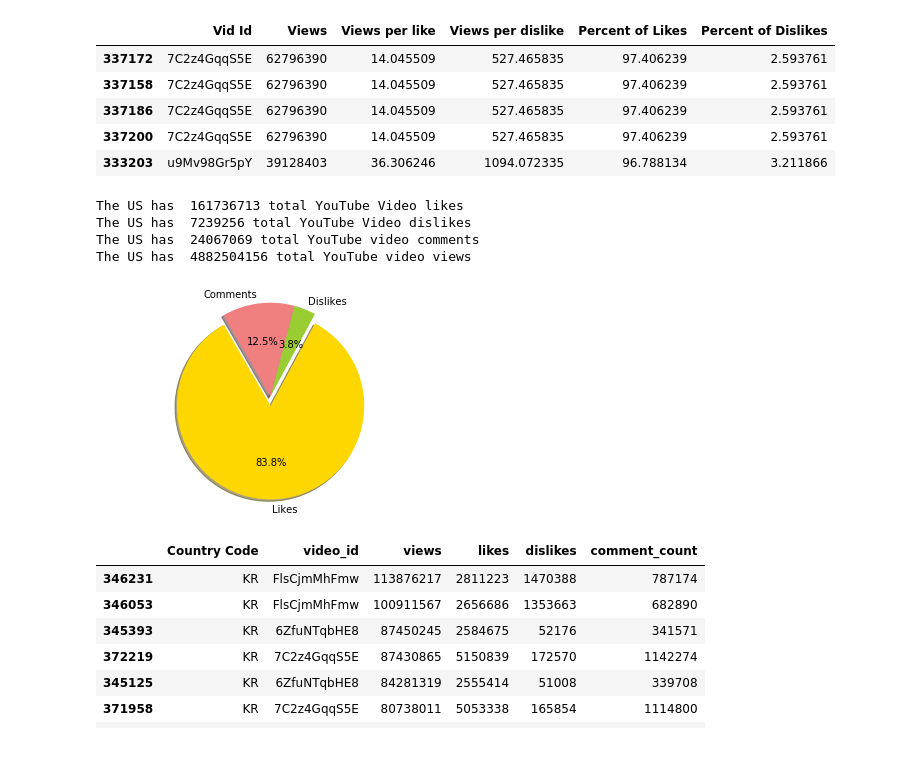
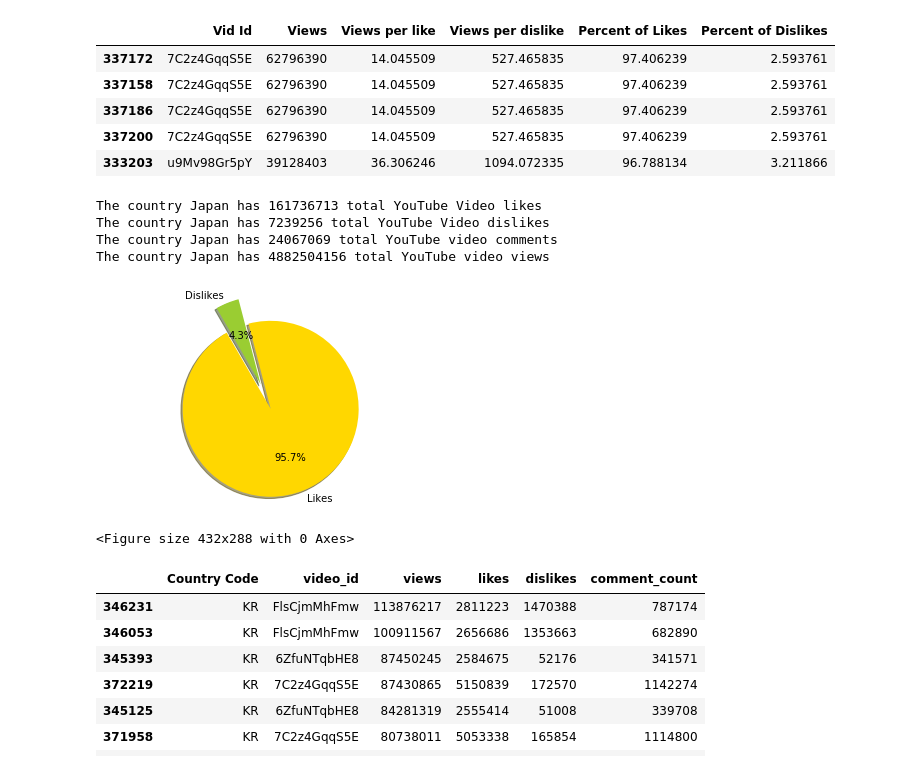
Before and after one commit to jherberg462/python-project, a Jupyter notebook: chris_analysis.ipynb, the cells around one changed output. Cells and saved outputs as stored; diff of their text form; code cells hidden in the pictures.

```diff
--- a/chris_analysis.ipynb
+++ b/chris_analysis.ipynb
@@ -771,30 +803,34 @@ likes_jp= data_jp["likes"]
 total_likes_jp = likes_jp.sum(axis=0)
 
 #Print out the data
-print("The US has ",total_likes_jp, "total YouTube Video likes")
-print("The US has ",total_dislikes_jp, "total YouTube Video dislikes")
-print("The US has ",total_comments_jp, "total YouTube video comments")
-print("The US has ",total_views_jp, "total YouTube video views")
+print("The country Japan has",total_likes_jp, "total YouTube Video likes")
+print("The country Japan has",total_dislikes_jp, "total YouTube Video dislikes")
+print("The country Japan has",total_comments_jp, "total YouTube video comments")
+print("The country Japan has",total_views_jp, "total YouTube video views")
 # %% [output]
-The US has  161736713 total YouTube Video likes
-The US has  7239256 total YouTube Video dislikes
-The US has  24067069 total YouTube video comments
-The US has  4882504156 total YouTube video views
+The country Japan has 161736713 total YouTube Video likes
+The country Japan has 7239256 total YouTube Video dislikes
+The country Japan has 24067069 total YouTube video comments
+The country Japan has 4882504156 total YouTube video views
 # %%
 # Data to plot
-labels = 'Likes', 'Dislikes', 'Comments'
-sizes = [total_likes_jp,total_dislikes_jp, total_comments_jp]
-colors = ['gold', 'yellowgreen', 'lightcoral']
-explode = (0.1, 0, 0)  # explode 1st slice
+labels = 'Likes', 'Dislikes'
+sizes = [total_likes_jp,total_dislikes_jp]
+colors = ['gold', 'yellowgreen']
+explode = (0.3, 0)  # explode 1st slice
 
 # Plot
 plt.pie(sizes, explode=explode, labels=labels, colors=colors,
 autopct='%1.1f%%', shadow=True, startangle=120)
 
 plt.axis('equal')
 plt.show()
+
+#save pie chart as an image
+plt.savefig('images/Japan.png')
 # %% [output]
-[figure, old version]
+[figure, new version]
+<Figure size 432x288 with 0 Axes>
 # %%
 trending_kr = data_kr.sort_values("views", axis=0, ascending=False)
 trending_kr.head(10)
```
Also changed, not shown: parts of 18 cells of this notebook, 10 other files.
